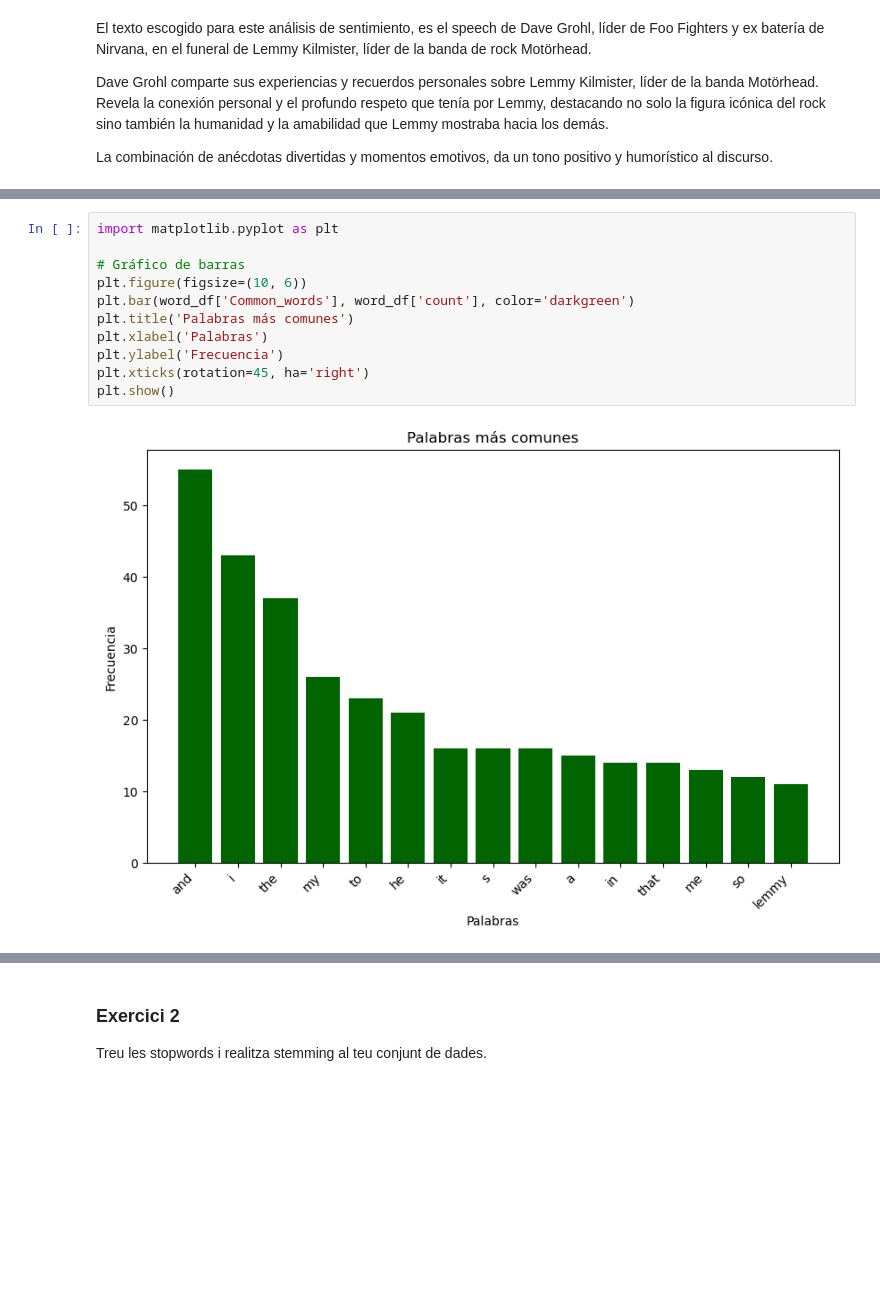
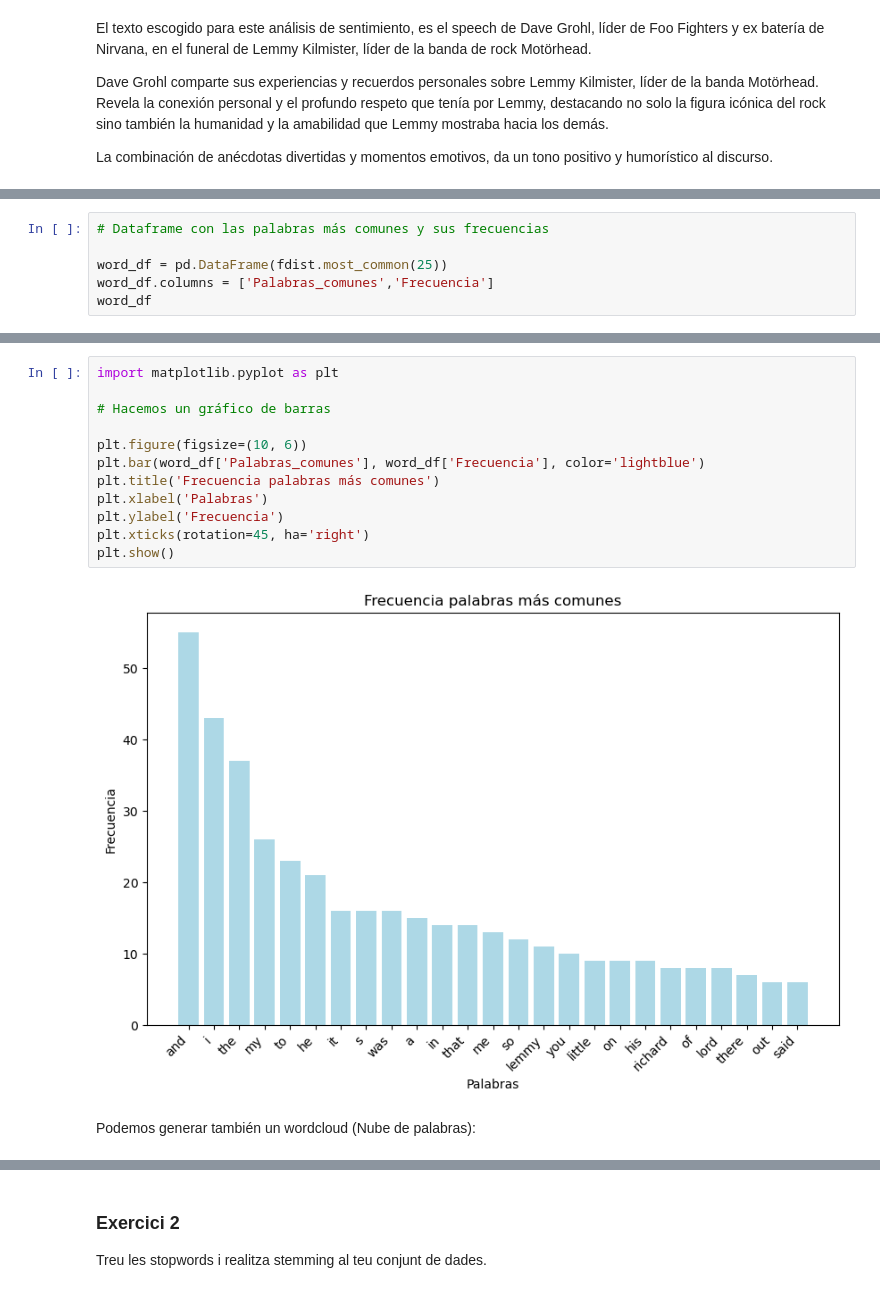
Before and after one commit to AlexV0611/Sprint_9_Text_mining, a Jupyter notebook: M9T01.ipynb, the cells around one changed output, grey strips where cells are left out. Saved outputs shown, nothing was run; the diff lists cells and outputs as text; blank space fills up the shorter version.

```diff
--- a/M9T01.ipynb
+++ b/M9T01.ipynb
@@ -92,0 +83,6 @@ word_df
+# %%
+# Dataframe con las palabras más comunes y sus frecuencias
+
+word_df = pd.DataFrame(fdist.most_common(25))
+word_df.columns = ['Palabras_comunes','Frecuencia']
+word_df
@@ -93,14 +107,17 @@ word_df
 # %%
 import matplotlib.pyplot as plt
 
-# Gráfico de barras
+# Hacemos un gráfico de barras
+
 plt.figure(figsize=(10, 6))
-plt.bar(word_df['Common_words'], word_df['count'], color='darkgreen')
-plt.title('Palabras más comunes')
+plt.bar(word_df['Palabras_comunes'], word_df['Frecuencia'], color='lightblue')
+plt.title('Frecuencia palabras más comunes')
 plt.xlabel('Palabras')
 plt.ylabel('Frecuencia')
 plt.xticks(rotation=45, ha='right')
 plt.show()
 # %% [output]
-[figure, old version]
+[figure, new version]
+# %% [markdown]
+Podemos generar también un wordcloud (Nube de palabras):
 # %%
```
Also changed, not shown: parts of 21 cells of this notebook.
